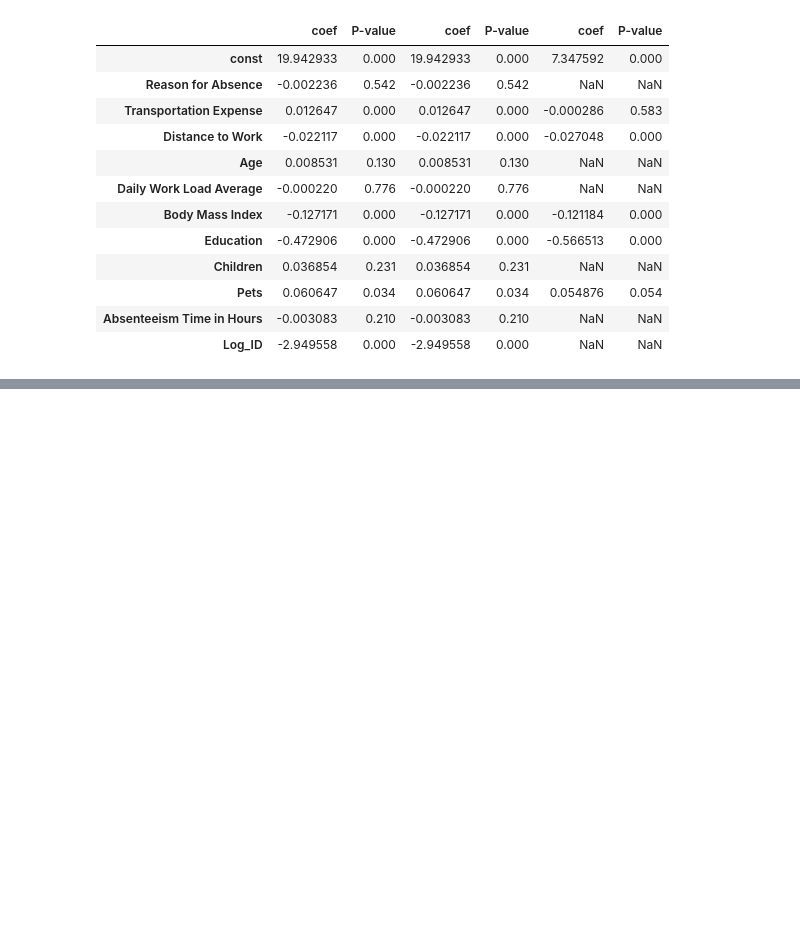
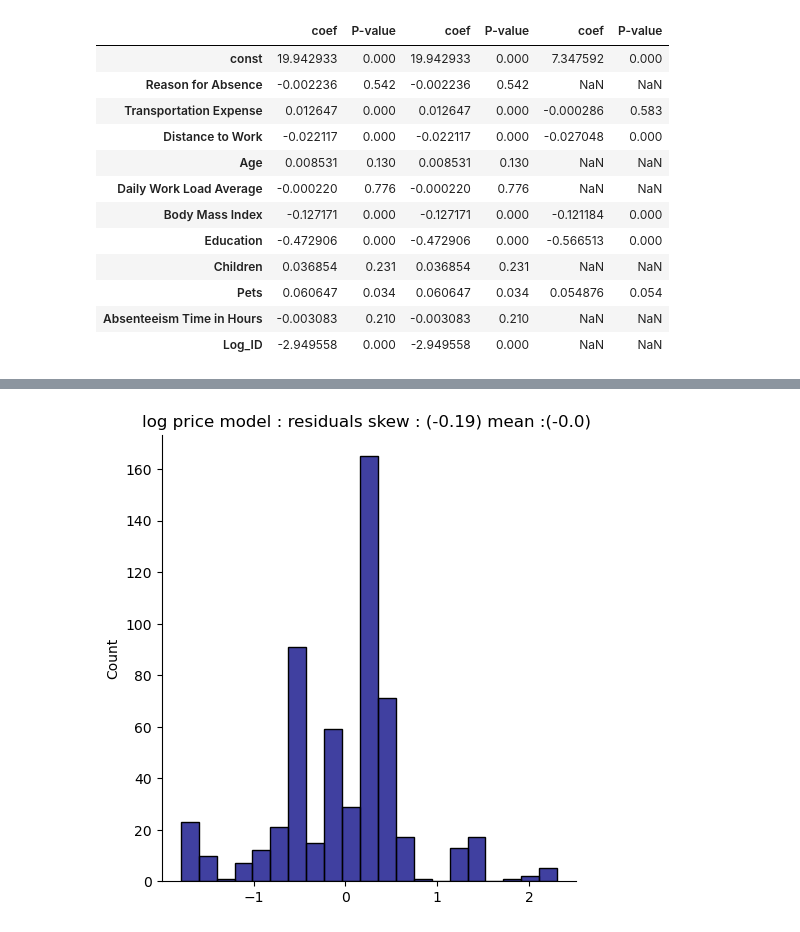
Before and after one commit to Muhammedhchm/Muhammedhchm.Github.io, a Jupyter notebook: Regression Tests .ipynb, the cells around one changed output, grey strips where cells are left out. Saved outputs shown, nothing was run; the diff lists cells and outputs as text; code cells hidden in the pictures; blank space fills up the shorter version.

Commit message:
Added  (Skew)

```diff
--- a/Regression Tests .ipynb
+++ b/Regression Tests .ipynb
@@ -359,0 +459,12 @@ pd.concat(frames , axis = 1)
+# %%
+# (log prices ) - checking for normality :
+#----------------------------------------
+
+resid_mean  = round(results.resid.mean() , 3)
+resid_skew = round(results.resid.skew() , 3 )
+
+sns.displot(results.resid , color='navy')
+plt.title(f'log price model : residuals skew : ({resid_skew}) mean :({resid_mean}) ')
+plt.show()
+# %% [output]
+[figure, added]
```
Also changed, not shown: parts of 6 cells of this notebook.
